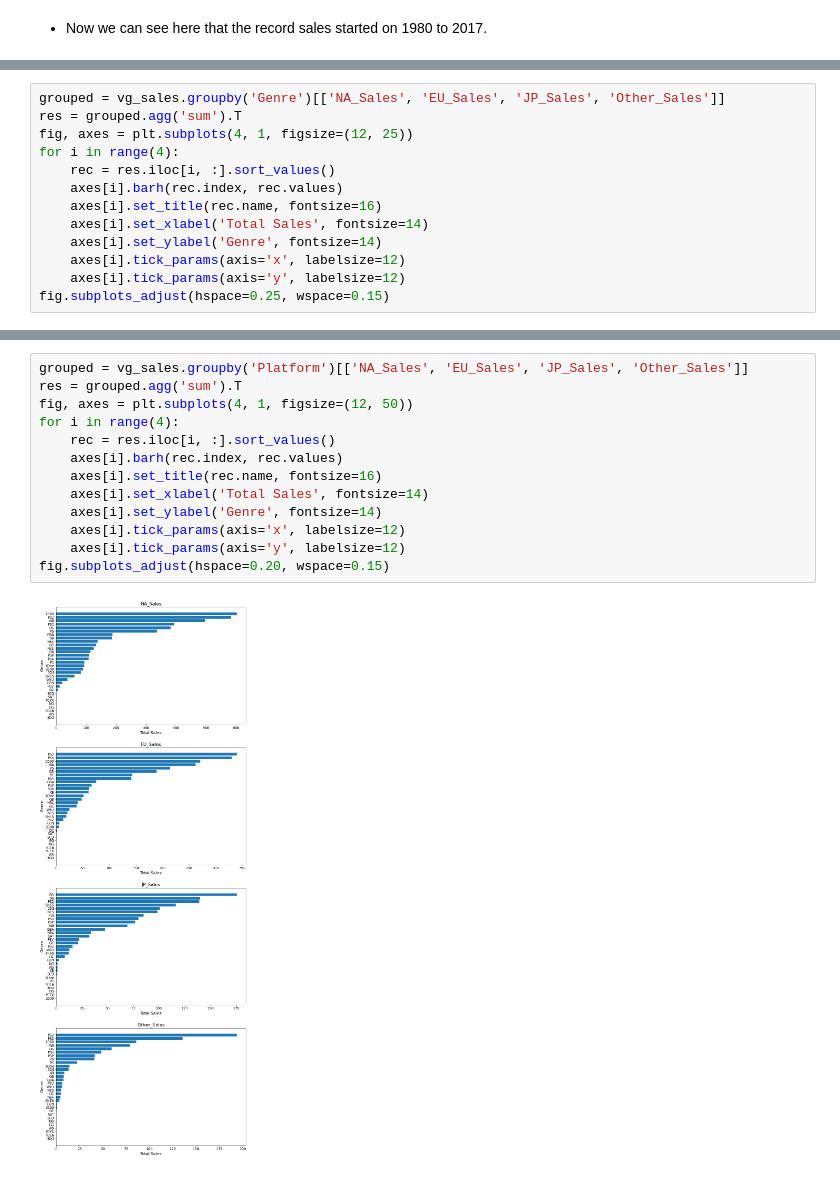
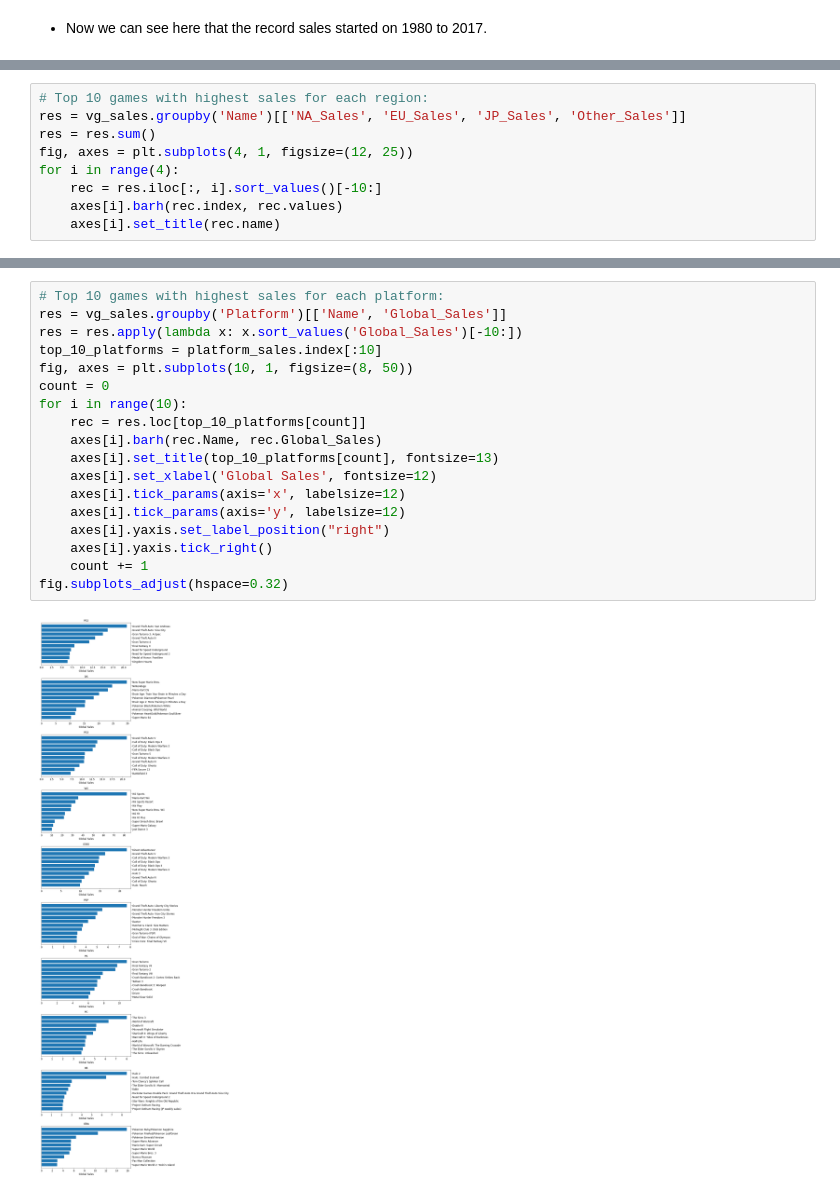
Before and after one commit to fvea/exploratory-data-analysis-video-games-sales, a Jupyter notebook: EDA on Video Games Sales.ipynb, the cells around one changed output, grey strips where cells are left out. Drawn from its saved outputs; the diff is of its cells as text.

```diff
--- a/EDA on Video Games Sales.ipynb
+++ b/EDA on Video Games Sales.ipynb
@@ -175,14 +252,10 @@ plt.show()
 # %%
-grouped = vg_sales.groupby('Genre')[['NA_Sales', 'EU_Sales', 'JP_Sales', 'Other_Sales']]
-res = grouped.agg('sum').T
+# Top 10 games with highest sales for each region:
+res = vg_sales.groupby('Name')[['NA_Sales', 'EU_Sales', 'JP_Sales', 'Other_Sales']]
+res = res.sum()
 fig, axes = plt.subplots(4, 1, figsize=(12, 25))
 for i in range(4):
-    rec = res.iloc[i, :].sort_values()
+    rec = res.iloc[:, i].sort_values()[-10:]
     axes[i].barh(rec.index, rec.values)
-    axes[i].set_title(rec.name, fontsize=16)
-    axes[i].set_xlabel('Total Sales', fontsize=14)
-    axes[i].set_ylabel('Genre', fontsize=14)
-    axes[i].tick_params(axis='x', labelsize=12)
-    axes[i].tick_params(axis='y', labelsize=12)
-fig.subplots_adjust(hspace=0.25, wspace=0.15)
+    axes[i].set_title(rec.name)
 # %% [output]
@@ -190,15 +263,20 @@ fig.subplots_adjust(hspace=0.25, wspace=0.15)
 # %%
-grouped = vg_sales.groupby('Platform')[['NA_Sales', 'EU_Sales', 'JP_Sales', 'Other_Sales']]
-res = grouped.agg('sum').T
-fig, axes = plt.subplots(4, 1, figsize=(12, 50))
-for i in range(4):
-    rec = res.iloc[i, :].sort_values()
-    axes[i].barh(rec.index, rec.values)
-    axes[i].set_title(rec.name, fontsize=16)
-    axes[i].set_xlabel('Total Sales', fontsize=14)
-    axes[i].set_ylabel('Genre', fontsize=14)
+# Top 10 games with highest sales for each platform:
+res = vg_sales.groupby('Platform')[['Name', 'Global_Sales']]
+res = res.apply(lambda x: x.sort_values('Global_Sales')[-10:])
+top_10_platforms = platform_sales.index[:10]
+fig, axes = plt.subplots(10, 1, figsize=(8, 50))
+count = 0
+for i in range(10):
+    rec = res.loc[top_10_platforms[count]]
+    axes[i].barh(rec.Name, rec.Global_Sales)
+    axes[i].set_title(top_10_platforms[count], fontsize=13)
+    axes[i].set_xlabel('Global Sales', fontsize=12)
     axes[i].tick_params(axis='x', labelsize=12)
     axes[i].tick_params(axis='y', labelsize=12)
-fig.subplots_adjust(hspace=0.20, wspace=0.15)
+    axes[i].yaxis.set_label_position("right")
+    axes[i].yaxis.tick_right()
+    count += 1
+fig.subplots_adjust(hspace=0.32)
 # %% [output]
-[figure, old version]
+[figure, new version]
```
Also changed, not shown: parts of 20 cells of this notebook.
